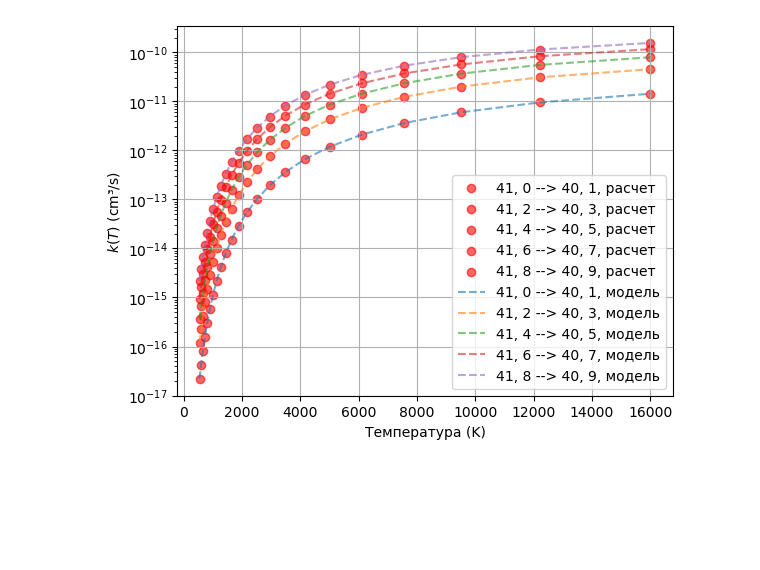
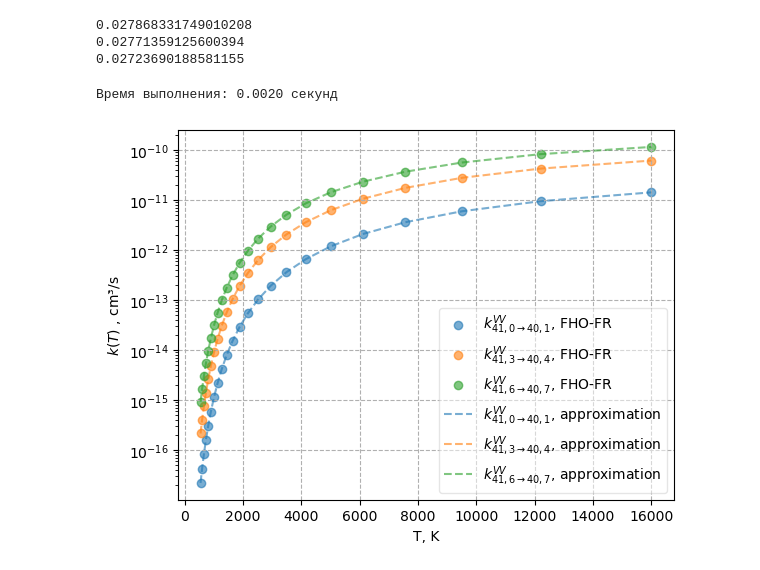
Before and after one commit to st107958/fho_gen, a Jupyter notebook: FHO_FR_VV/regression.ipynb, the cells around one changed output. Drawn from its saved outputs; the diff is of its cells as text; code cells hidden in the pictures; blank space fills up the shorter version.

```diff
--- a/FHO_FR_VV/regression.ipynb
+++ b/FHO_FR_VV/regression.ipynb
@@ -10,6 +10,8 @@ import matplotlib.pyplot as plt
 import time
 # %%
 df_k = pd.read_csv('N2.csv')
+# %%
+df_test = pd.read_csv('N2_test.csv')
 # %%
 def mape_loss(y_true, y_pred):
     y_true = np.array(y_true)
@@ -82,23 +116,51 @@ print(f"Время выполнения: {execution_time:.4f} секунд")
+# %%
+for i in range(1, df_test.shape[1]):
+    k_pred = np.exp(k_model_poly(df_test.iloc[:, 0], *coeffs[i-1]))
+    mape = mape_loss(df_test.iloc[:, i], k_pred)
+    print(mape)
+# %% [output]
+0.027868331749010208
+0.02771359125600394
+0.02723690188581155
+# %%
+start_time = time.time()
+
+k_test_time = np.exp(k_model_poly(df_k.iloc[:, 0], *coeffs[0]))
+
+end_time = time.time()
+execution_time = end_time - start_time
+print(f"Время выполнения: {execution_time:.4f} секунд")
+# %% [output]
+Время выполнения: 0.0020 секунд
 # %%
 fig, ax = plt.subplots()
 x_values = df_k.iloc[:, 0]
 
-for i in range(1, df_k.shape[1], 2):
+x_values_test = df_test.iloc[:, 0]
+
+for i in range(1, df_k.shape[1], 3):
     y_values = df_k.iloc[:, i]
-    ax.scatter(x_values, y_values, label=f'41, {i - 1} --> 40, {i}, расчет', color='red', alpha=0.6)
+    # ax.scatter(x_values, y_values, label=f'41, {i - 1} --> 40, {i}, расчет', color='red', alpha=0.6)
+    ax.scatter(x_values, y_values, label=f'$k^{{VV}}_{{41, {i-1} \\rightarrow 40, {i}}}$, FHO-FR', alpha=0.6)
 
-for i in range(0, pred_values.shape[1], 2):
+# for i in range(1, df_test.shape[1]):
+#     y_values = df_test.iloc[:, i]
+#     # ax.scatter(x_values, y_values, label=f'41, {i - 1} --> 40, {i}, расчет', color='red', alpha=0.6)
+#     ax.scatter(x_values_test, y_values, label=f'$k^{{VV}}_{{41, {i-1} \\rightarrow 40, {i}}}$, test', alpha=0.6)
+
+for i in range(0, pred_values.shape[1], 3):
     y_values = pred_values.iloc[:, i]
-    ax.plot(x_values, y_values, label=f'41, {i} --> 40, {i+1}, модель', linestyle='--', alpha=0.6)
+    # ax.plot(x_values, y_values, label=f'41, {i} --> 40, {i+1}, модель', linestyle='--', alpha=0.6)
+    ax.plot(x_values, y_values, label=f'$k^{{VV}}_{{41, {i} \\rightarrow 40, {i+1}}}$, approximation', linestyle='--', alpha=0.6)
 
 ax.set_yscale('log')
-plt.legend()
-plt.grid(True)
+plt.legend(frameon=True, framealpha=0.5, fontsize='medium')
+plt.grid(True, linestyle='--')
 
-plt.xlabel('Температура (K)')
-plt.ylabel('$k(T)$ (cm³/s)')
+plt.xlabel('Т, K')
+plt.ylabel('$k(T)$ , cm³/s')
 
 fig.savefig('plot_VV_reg.png', dpi=600)
 plt.show()
 # %% [output]
-[figure, old version]
+[figure, new version]
```
Also changed, not shown: parts of 9 cells of this notebook, 19 other files.
